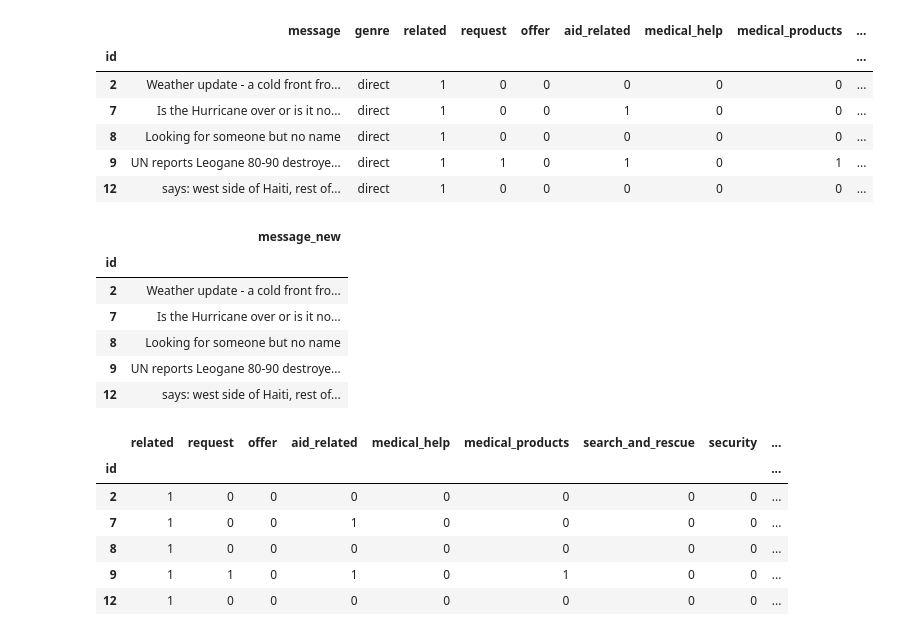
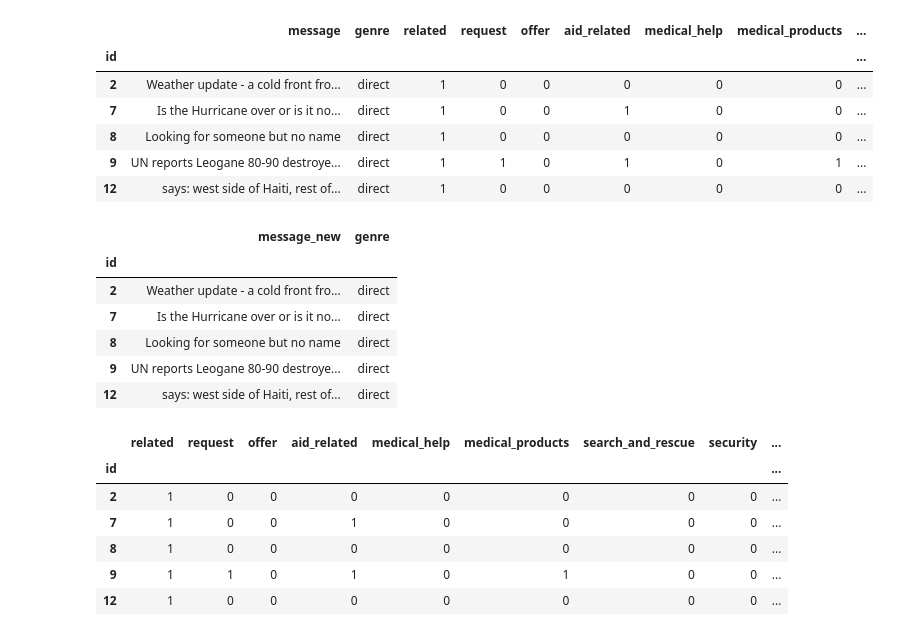
Before and after one commit to JuanitaSmith/disaster_recovery_pipelines, a Jupyter notebook: notebooks/ML Pipeline Preparation.ipynb, the cells around one changed output. Cells and saved outputs as stored; diff of their text form; code cells hidden in the pictures.

```diff
--- a/notebooks/ML Pipeline Preparation.ipynb
+++ b/notebooks/ML Pipeline Preparation.ipynb
@@ -23,6 +23,14 @@ True
 # import libraries
 # %load_ext cudf.pandas
 import pandas as pd
+
+import sagemaker
+from sagemaker import image_uris
+from sagemaker.inputs import TrainingInput
+from sagemaker.tuner import IntegerParameter, ContinuousParameter, HyperparameterTuner
+from sagemaker.debugger import ProfilerConfig, DebuggerHookConfig, Rule, ProfilerRule, rule_configs, CollectionConfig
+from sagemaker.tuner import WarmStartConfig, WarmStartTypes
+import boto3
 
 import numpy as np
 from sqlalchemy import create_engine
@@ -36,12 +44,15 @@ from nltk.stem import WordNetLemmatizer
 from nltk.corpus import stopwords
 
 from sklearn.metrics import confusion_matrix
-from sklearn.model_selection import train_test_split, GridSearchCV
+from sklearn.model_selection import train_test_split, GridSearchCV, StratifiedKFold, PredefinedSplit
 from sklearn.ensemble import RandomForestClassifier
 from sklearn.feature_extraction.text import CountVectorizer, TfidfTransformer
 from sklearn.multioutput import MultiOutputClassifier
 from sklearn.pipeline import Pipeline, FeatureUnion
 from sklearn.metrics import confusion_matrix, classification_report, roc_auc_score
+from sklearn.compose import ColumnTransformer
+from sklearn.preprocessing import OneHotEncoder, StandardScaler
+from sklearn.compose import make_column_selector
 from imblearn.over_sampling import SMOTEN, SMOTE, RandomOverSampler
 from mlsmote import MLSMOTE
 from sklearn.ensemble import RandomForestClassifier
@@ -51,7 +62,10 @@ from sklearn.base import BaseEstimator, TransformerMixin
 from tempfile import mkdtemp
 from shutil import rmtree
 
-from custom_transformer import StartingVerbExtractor
+from src.config import *
+from src.helper import *
+
+# from custom_transformer import StartingVerbExtractor
 
 # import logging
 # logger = logging.getLogger(__name__)
@@ -59,4 +73,5 @@ from custom_transformer import StartingVerbExtractor
 # environment settings
 pd.set_option('display.max_column', 400)
 pd.set_option('display.max_colwidth', 400)
+pd.set_option("display.precision", 300)
 # %% [output]
@@ -228,16 +281,16 @@ df.head()
 | 9 | UN reports Leogane 80-90 destroye... | direct | 1 | 1 | 0 | 1 | 0 | 1 | ... |
 | 12 | says: west side of Haiti, rest of... | direct | 1 | 0 | 0 | 0 | 0 | 0 | ... |
 # %%
-X = df[['message_new']].copy()
+X = df[['message_new', 'genre']].copy()
 X.head()
 # %% [output]
-|  | message_new |
-| id |  |
-| 2 | Weather update - a cold front fro... |
-| 7 | Is the Hurricane over or is it no... |
-| 8 | Looking for someone but no name |
-| 9 | UN reports Leogane 80-90 destroye... |
-| 12 | says: west side of Haiti, rest of... |
+|  | message_new | genre |
+| id |  |  |
+| 2 | Weather update - a cold front fro... | direct |
+| 7 | Is the Hurricane over or is it no... | direct |
+| 8 | Looking for someone but no name | direct |
+| 9 | UN reports Leogane 80-90 destroye... | direct |
+| 12 | says: west side of Haiti, rest of... | direct |
 # %%
 y = df.iloc[:, 2:-3].copy()
 y.head()
```
Also changed, not shown: parts of 77 cells of this notebook, 6 other files.
